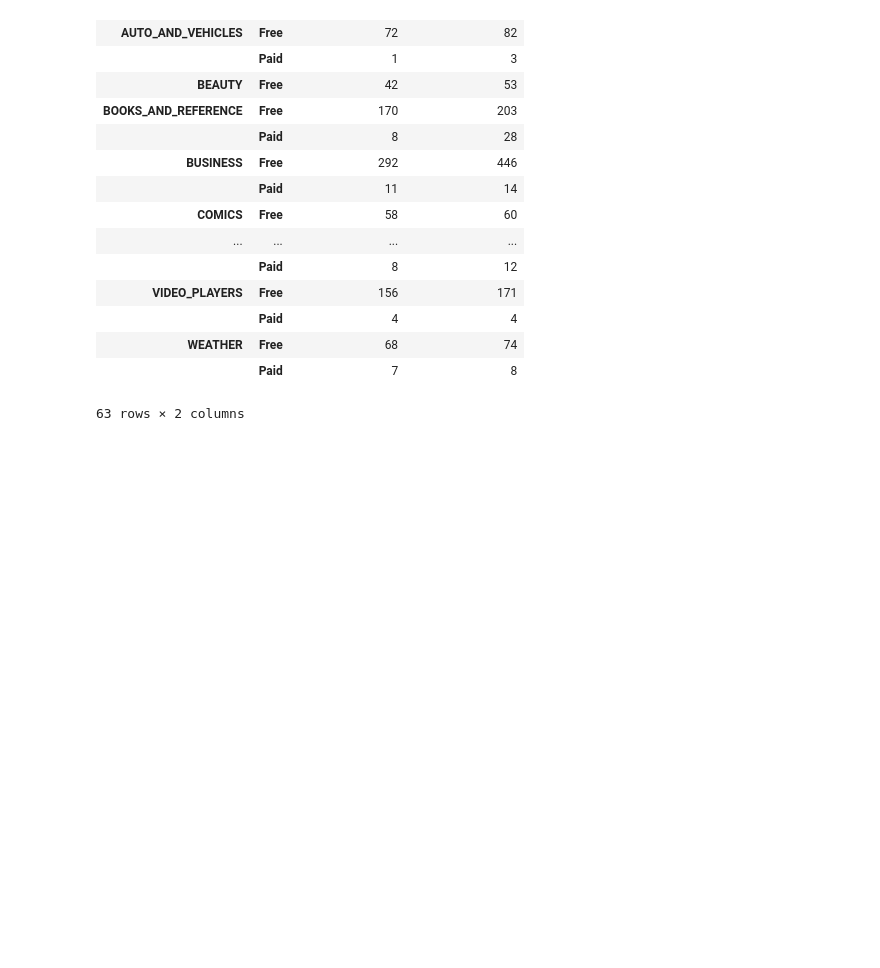
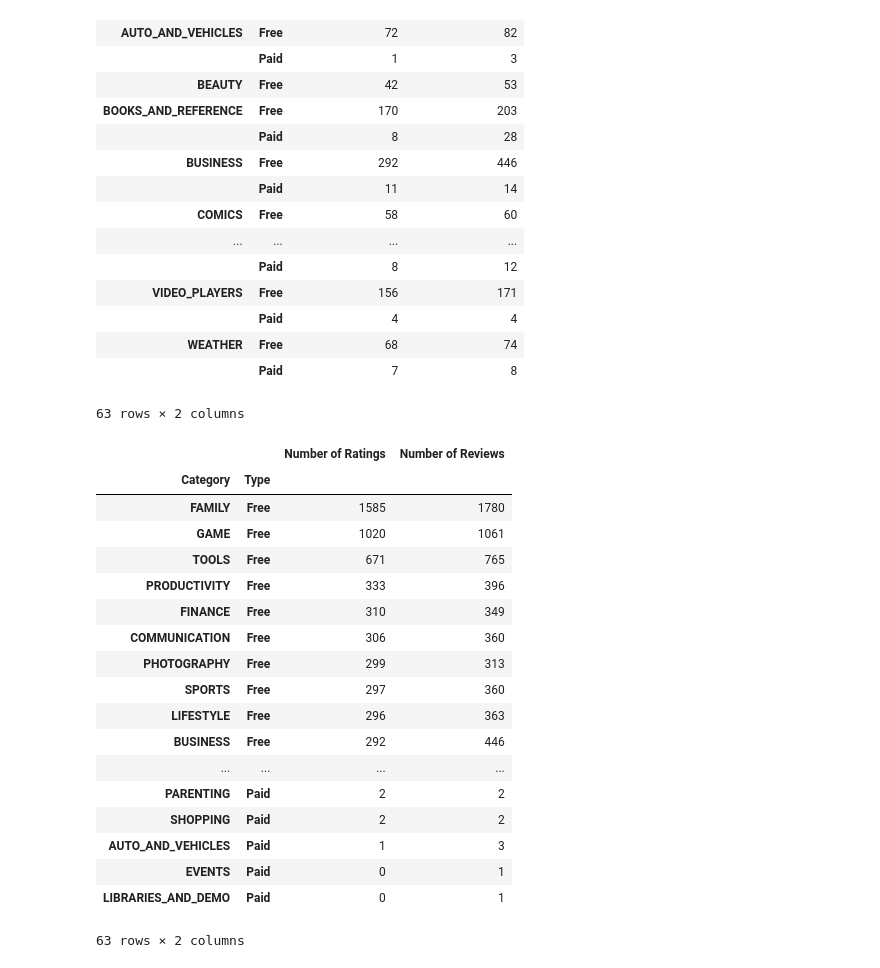
Before and after one commit to hgfowler08/google_play_store, a Jupyter notebook: google_store.ipynb, the cells around one changed output. Drawn from its saved outputs; the diff is of its cells as text; code cells hidden in the pictures; blank space fills up the shorter version.

```diff
--- a/google_store.ipynb
+++ b/google_store.ipynb
@@ -406,3 +421,26 @@ ct_df
 | WEATHER | Free | 68 | 74 |
 |  | Paid | 7 | 8 |
 63 rows × 2 columns
+# %%
+top_cate_type = ct_df.sort_values(by=['Number of Ratings', 'Number of Reviews'], ascending=False)
+top_cate_type
+# %% [output]
+|  |  | Number of Ratings | Number of Reviews |
+| Category | Type |  |  |
+| FAMILY | Free | 1585 | 1780 |
+| GAME | Free | 1020 | 1061 |
+| TOOLS | Free | 671 | 765 |
+| PRODUCTIVITY | Free | 333 | 396 |
+| FINANCE | Free | 310 | 349 |
+| COMMUNICATION | Free | 306 | 360 |
+| PHOTOGRAPHY | Free | 299 | 313 |
+| SPORTS | Free | 297 | 360 |
+| LIFESTYLE | Free | 296 | 363 |
+| BUSINESS | Free | 292 | 446 |
+| ... | ... | ... | ... |
+| PARENTING | Paid | 2 | 2 |
+| SHOPPING | Paid | 2 | 2 |
+| AUTO_AND_VEHICLES | Paid | 1 | 3 |
+| EVENTS | Paid | 0 | 1 |
+| LIBRARIES_AND_DEMO | Paid | 0 | 1 |
+63 rows × 2 columns
```
Also changed, not shown: parts of 2 cells of this notebook.
